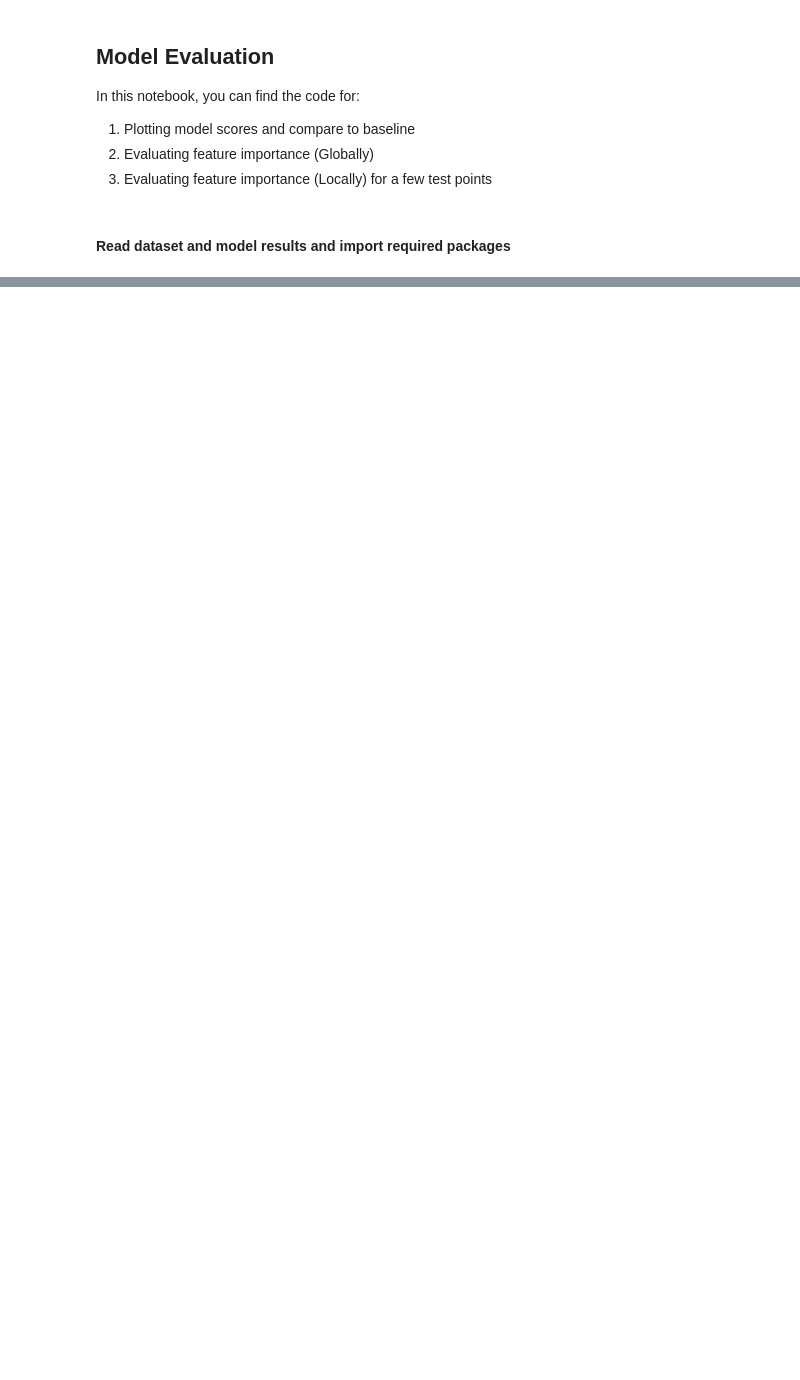
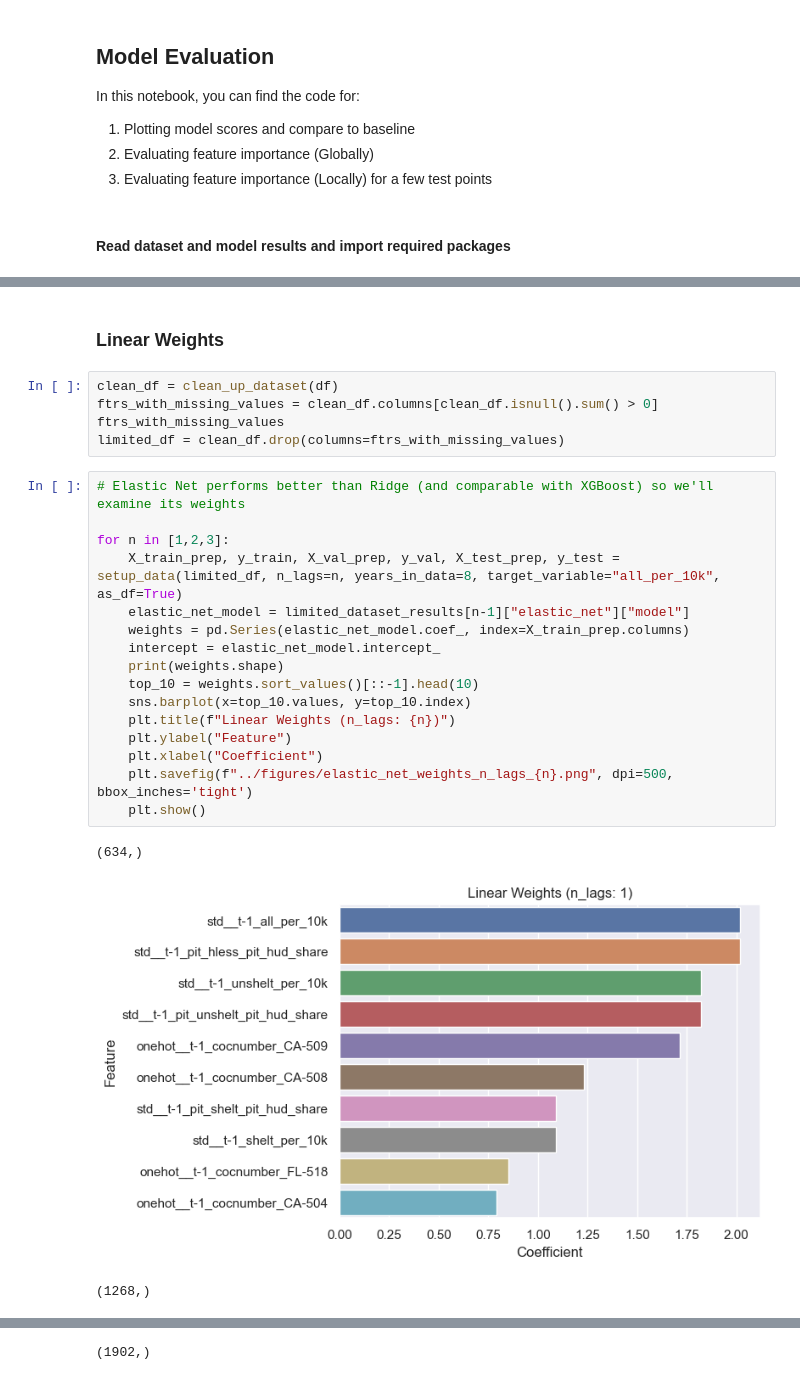
Before and after one commit to nwrousell/data1030-homelessness-project, a Jupyter notebook: src/model_evaluation.ipynb, the cells around one changed output, grey strips where cells are left out. Drawn from its saved outputs; the diff is of its cells as text; blank space fills up the shorter version.

```diff
--- a/src/model_evaluation.ipynb
+++ b/src/model_evaluation.ipynb
@@ -49,0 +303,27 @@ xgb_scores = xgboost_results["test_scores"]
+# %% [markdown]
+### Linear Weights
+# %%
+clean_df = clean_up_dataset(df)
+ftrs_with_missing_values = clean_df.columns[clean_df.isnull().sum() > 0]
+ftrs_with_missing_values
+limited_df = clean_df.drop(columns=ftrs_with_missing_values)
+# %%
+# Elastic Net performs better than Ridge (and comparable with XGBoost) so we'll examine its weights
+
+for n in [1,2,3]:
+    X_train_prep, y_train, X_val_prep, y_val, X_test_prep, y_test = setup_data(limited_df, n_lags=n, years_in_data=8, target_variable="all_per_10k", as_df=True)
+    elastic_net_model = limited_dataset_results[n-1]["elastic_net"]["model"]
+    weights = pd.Series(elastic_net_model.coef_, index=X_train_prep.columns)
+    intercept = elastic_net_model.intercept_
+    print(weights.shape)
+    top_10 = weights.sort_values()[::-1].head(10)
+    sns.barplot(x=top_10.values, y=top_10.index)
+    plt.title(f"Linear Weights (n_lags: {n})")
+    plt.ylabel("Feature")
+    plt.xlabel("Coefficient")
+    plt.savefig(f"../figures/elastic_net_weights_n_lags_{n}.png", dpi=500, bbox_inches='tight')
+    plt.show()
+# %% [output]
+(634,)
+[figure, added]
+(1268,)
@@ -49,0 +331 @@ xgb_scores = xgboost_results["test_scores"]
+(1902,)
```
Also changed, not shown: parts of 21 cells of this notebook.
